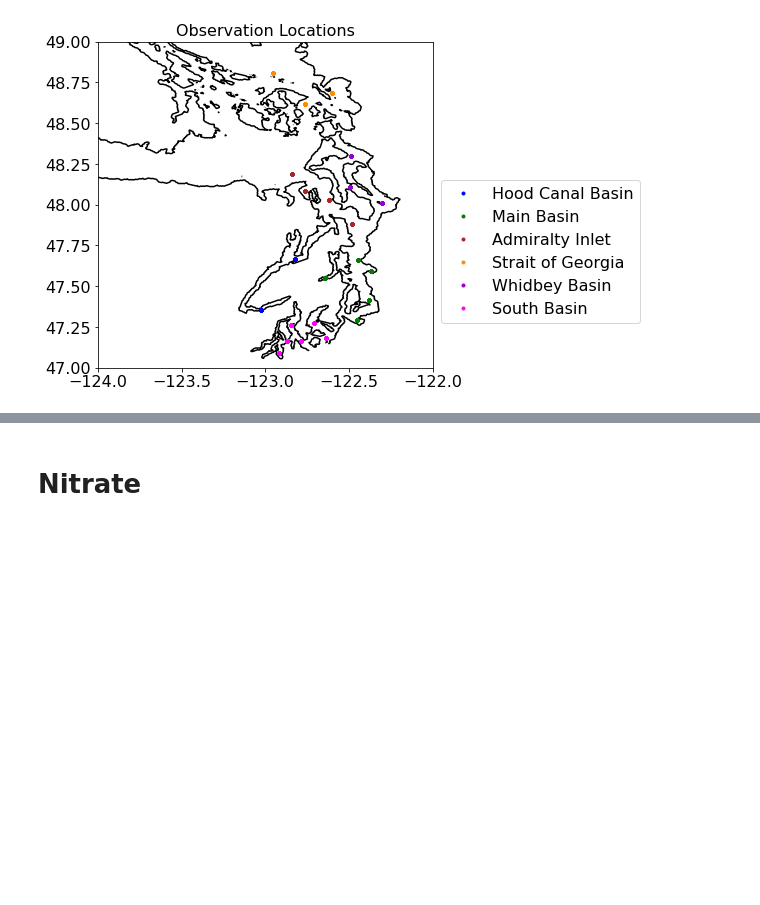
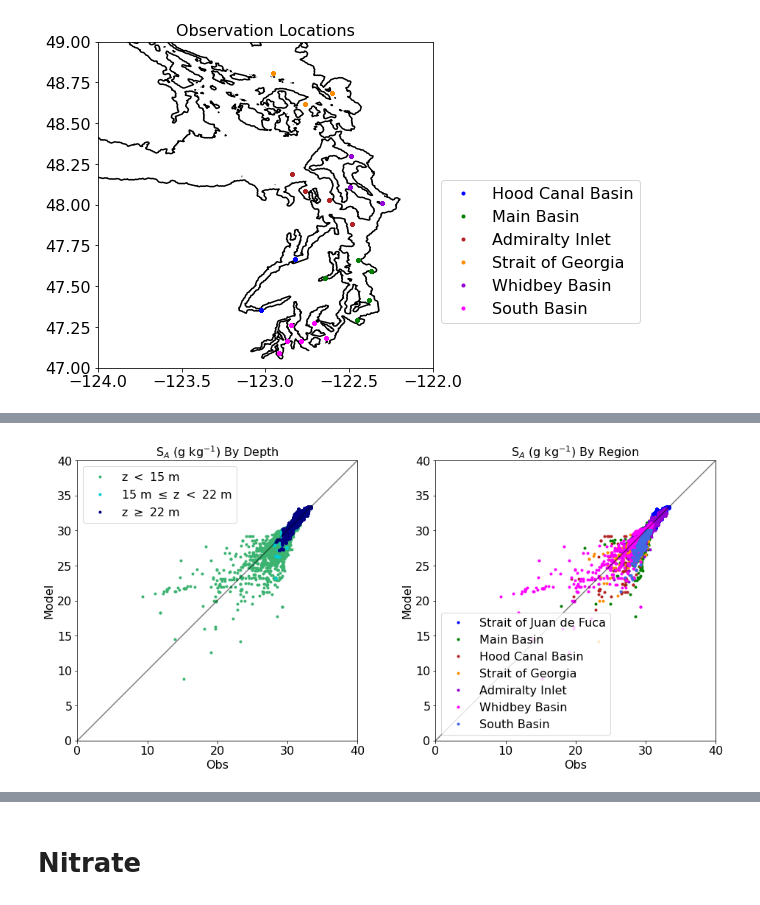
Before and after one commit to SalishSeaCast/analysis-keegan, a Jupyter notebook: notebooks/Evaluations/Individual_year_evaluations/2009_Puget_Evaluation.ipynb, the cells around one changed output, grey strips where cells are left out. Drawn from its saved outputs; the diff is of its cells as text; code cells hidden in the pictures; blank space fills up the shorter version.

Commit message:
Added CTD to 2009. started on 2d hists. added chl

```diff
--- a/notebooks/Evaluations/Individual_year_evaluations/2009_Puget_Evaluation.ipynb
+++ b/notebooks/Evaluations/Individual_year_evaluations/2009_Puget_Evaluation.ipynb
@@ -176,0 +190,2 @@ this should be 1:  [1]
+# %%
+data_CTD=et.matchData(dfCTD,filemap,fdict,start_date,end_date,'nowcast',PATH,1,quiet=False);
@@ -274,11 +316,20 @@ SOND=data.loc[iz&(data.dtUTC>dt.datetime(year,9,1)),:]
 [figure]
 # %%
 # defning a dictionary that brakes the data down by individual stations
+data_CTD['Chl_conv']=data_CTD['Chl']/2 #must delete later
 datstat=dict()
 for ind, istation in enumerate(data.Station.unique()):
     datstat[istation]=data.loc[data.Station == istation]
+
+datstat_CTD=dict()
+for ind, istation in enumerate(data_CTD.Station.unique()):
+    datstat_CTD[istation]=data_CTD.loc[data_CTD.Station == istation]
+
+datreg_CTD=dict()
+for iregion in data_CTD.Basin.unique():
+    datreg_CTD[iregion] = data_CTD.loc[data_CTD.Basin==iregion]
 # %%
-def byDepth(ax,obsvar,modvar,lims):
+def byDepth(data,ax,obsvar,modvar,lims):
     ps=et.varvarPlot(ax,data,obsvar,modvar,'Z',(15,22),'z','m',('mediumseagreen','darkturquoise','navy'))
     l=ax.legend(handles=ps)
     ax.set_xlabel('Obs')
@@ -289,7 +340,7 @@ def byDepth(ax,obsvar,modvar,lims):
     ax.set_aspect(1)
     return ps,l
 
-def byRegion(ax,obsvar,modvar,lims):
+def byRegion(data,datreg,ax,obsvar,modvar,lims):
     ps=[]
     for ind, iregion in enumerate(data.Basin.unique()):
         ax.plot(datreg[iregion]['Lon'], datreg[iregion]['Lat'],'.',
@@ -306,7 +357,7 @@ def byRegion(ax,obsvar,modvar,lims):
     ax.set_aspect(1)
     return ps,l
 
-def byStation(ax,obsvar,modvar,lims,region):
+def byStation(data,datstat,ax,obsvar,modvar,lims,region):
     ps=[]
     for ind, istation in enumerate(data[data['Basin'] == region].Station.unique()):
         ax.plot(datstat[istation]['Lon'], datstat[istation]['Lat'],'.',
@@ -323,7 +374,7 @@ def byStation(ax,obsvar,modvar,lims,region):
     ax.set_aspect(1)
     return ps,l
 
-def bySeason(ax,obsvar,modvar,lims):
+def bySeason(seaons,ax,obsvar,modvar,lims):
     for axi in ax:
         axi.plot(lims,lims,'k-')
         axi.set_xlim(lims)
@@ -331,13 +382,13 @@ def bySeason(ax,obsvar,modvar,lims):
         axi.set_aspect(1)
         axi.set_xlabel('Obs')
         axi.set_ylabel('Model')
-    ps=et.varvarPlot(ax[0],JFM,obsvar,modvar,cols=('crimson','darkturquoise','navy'))
+    ps=et.varvarPlot(ax[0],seaons[0],obsvar,modvar,cols=('crimson','darkturquoise','navy'))
     ax[0].set_title('Jan-Mar')
-    ps=et.varvarPlot(ax[1],Apr,obsvar,modvar,cols=('crimson','darkturquoise','navy'))
+    ps=et.varvarPlot(ax[1],seaons[1],obsvar,modvar,cols=('crimson','darkturquoise','navy'))
     ax[1].set_title('Apr')
-    ps=et.varvarPlot(ax[2],MJJA,obsvar,modvar,cols=('crimson','darkturquoise','navy'))
+    ps=et.varvarPlot(ax[2],seaons[2],obsvar,modvar,cols=('crimson','darkturquoise','navy'))
     ax[2].set_title('May-Aug')
-    ps=et.varvarPlot(ax[3],SOND,obsvar,modvar,cols=('crimson','darkturquoise','navy'))
+    ps=et.varvarPlot(ax[3],seasons[3],obsvar,modvar,cols=('crimson','darkturquoise','navy'))
     ax[3].set_title('Sep-Dec')
     return
 
@@ -401,0 +468,5 @@ odict_keys(['z < 15 m', '15 m < z < 22 m', 'z >= 22 m', 'z > 50 m', 'all', 'z <
+# %%
+# Setting Variable for Temperature.
+obsvar='SA'
+modvar='mod_vosaline'
+seasons=[JFM_CTD,Apr_CTD,MJJA_CTD,SOND_CTD]
@@ -401,0 +520,9 @@ odict_keys(['z < 15 m', '15 m < z < 22 m', 'z >= 22 m', 'z > 50 m', 'all', 'z <
+# %%
+fig, ax = plt.subplots(1,2,figsize = (16,7))
+ps,l=byDepth(data_CTD,ax[0],obsvar,modvar,(0,40))
+ax[0].set_title('S$_A$ (g kg$^{-1}$) By Depth')
+
+ps,l=byRegion(data_CTD,datreg_CTD,ax[1],obsvar,modvar,(0,40))
+ax[1].set_title('S$_A$ (g kg$^{-1}$) By Region');
+# %% [output]
+[figure, added]
```
Also changed, not shown: parts of 44 cells of this notebook, 2 other files.
